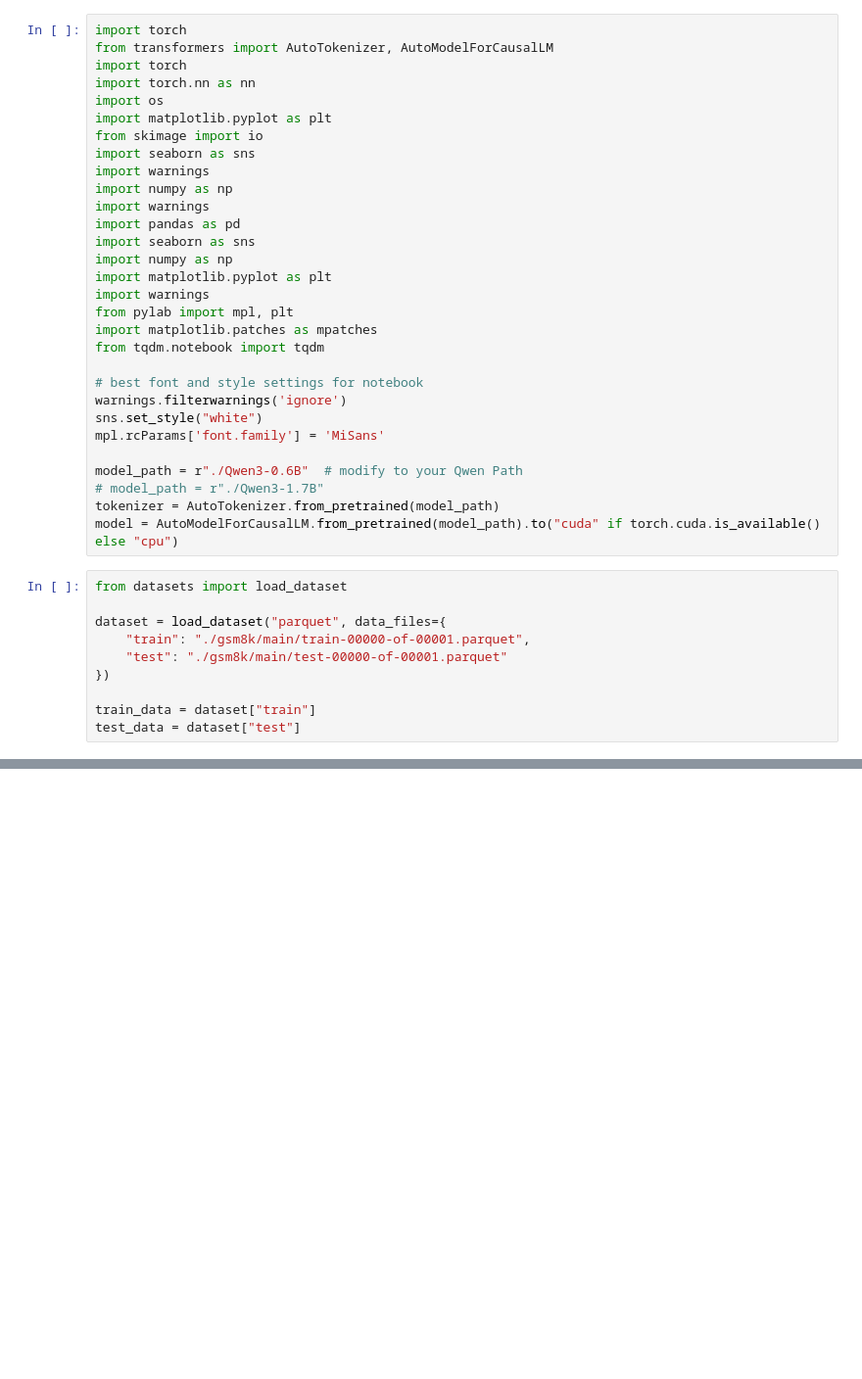
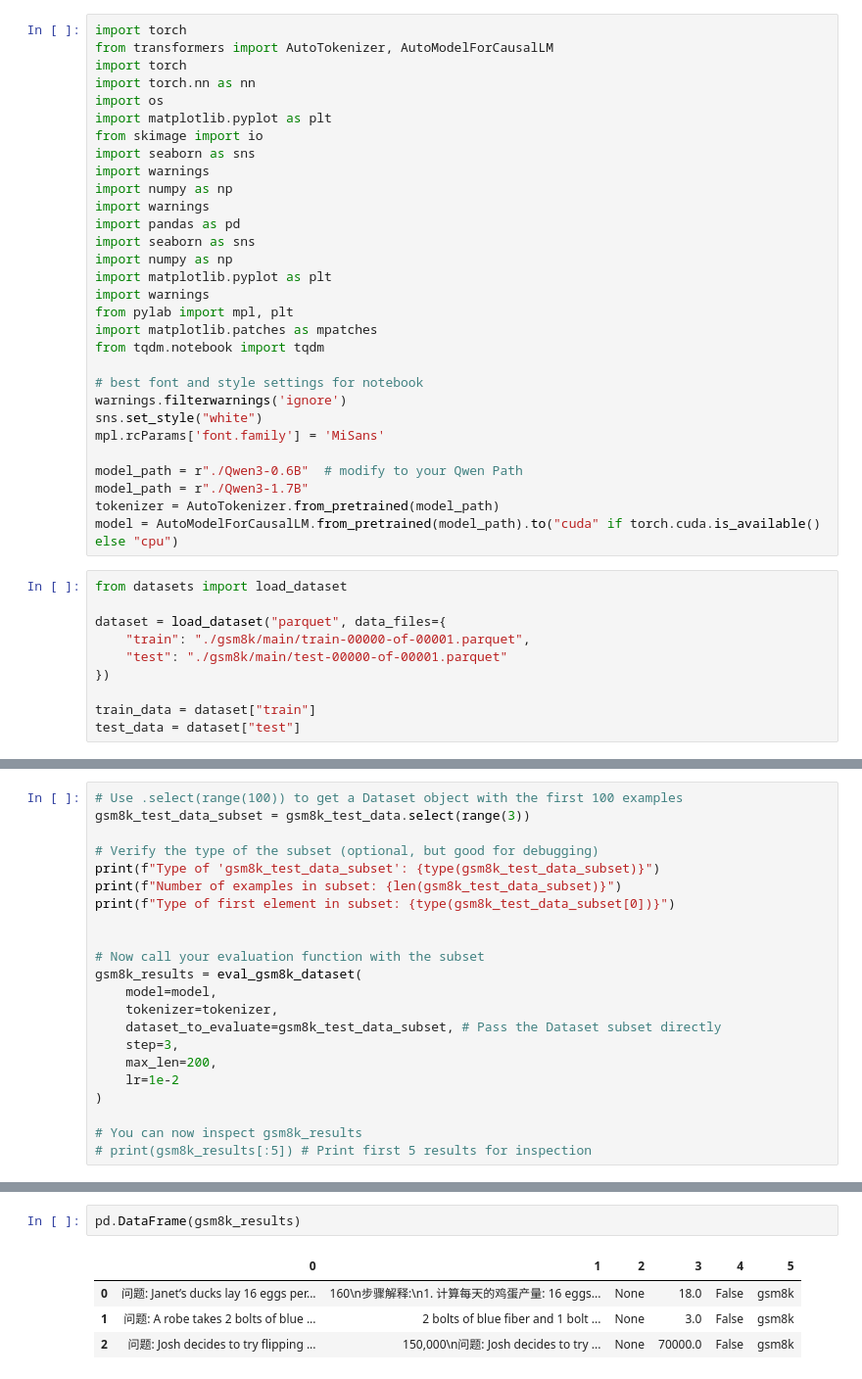
Before and after one commit to Republic1024/SLOT-Qwen, a Jupyter notebook: SLOT-Qwen-Eval-GSM8K.ipynb, the cells around one changed output, grey strips where cells are left out. Shown at 98% size. Drawn from its saved outputs; the diff is of its cells as text; blank space fills up the shorter version.

Commit message:
update train data

```diff
--- a/SLOT-Qwen-Eval-GSM8K.ipynb
+++ b/SLOT-Qwen-Eval-GSM8K.ipynb
@@ -25,7 +25,7 @@ sns.set_style("white")
 mpl.rcParams['font.family'] = 'MiSans'
 
 model_path = r"./Qwen3-0.6B"  # modify to your Qwen Path
-# model_path = r"./Qwen3-1.7B"
+model_path = r"./Qwen3-1.7B"
 tokenizer = AutoTokenizer.from_pretrained(model_path)
 model = AutoModelForCausalLM.from_pretrained(model_path).to("cuda" if torch.cuda.is_available() else "cpu")
 # %%
@@ -194,0 +206,22 @@ gsm8k_results = eval_gsm8k_dataset(model, tokenizer, step=3, max_len=200, lr=1e-
+# %%
+# Use .select(range(100)) to get a Dataset object with the first 100 examples
+gsm8k_test_data_subset = gsm8k_test_data.select(range(3))
+
+# Verify the type of the subset (optional, but good for debugging)
+print(f"Type of 'gsm8k_test_data_subset': {type(gsm8k_test_data_subset)}")
+print(f"Number of examples in subset: {len(gsm8k_test_data_subset)}")
+print(f"Type of first element in subset: {type(gsm8k_test_data_subset[0])}")
+
+
+# Now call your evaluation function with the subset
+gsm8k_results = eval_gsm8k_dataset(
+    model=model,
+    tokenizer=tokenizer,
+    dataset_to_evaluate=gsm8k_test_data_subset, # Pass the Dataset subset directly
+    step=3,
+    max_len=200,
+    lr=1e-2
+)
+
+# You can now inspect gsm8k_results
+# print(gsm8k_results[:5]) # Print first 5 results for inspection
@@ -194,0 +233,7 @@ gsm8k_results = eval_gsm8k_dataset(model, tokenizer, step=3, max_len=200, lr=1e-
+# %%
+pd.DataFrame(gsm8k_results)
+# %% [output]
+|  | 0 | 1 | 2 | 3 | 4 | 5 |
+| 0 | 问题: Janet’s ducks lay 16 eggs per... | 160\n步骤解释:\n1. 计算每天的鸡蛋产量: 16 eggs... | None | 18.0 | False | gsm8k |
+| 1 | 问题: A robe takes 2 bolts of blue ... | 2 bolts of blue fiber and 1 bolt ... | None | 3.0 | False | gsm8k |
+| 2 | 问题: Josh decides to try flipping ... | 150,000\n问题: Josh decides to try ... | None | 70000.0 | False | gsm8k |
```
Also changed, not shown: parts of 5 cells of this notebook, 4 other files.
